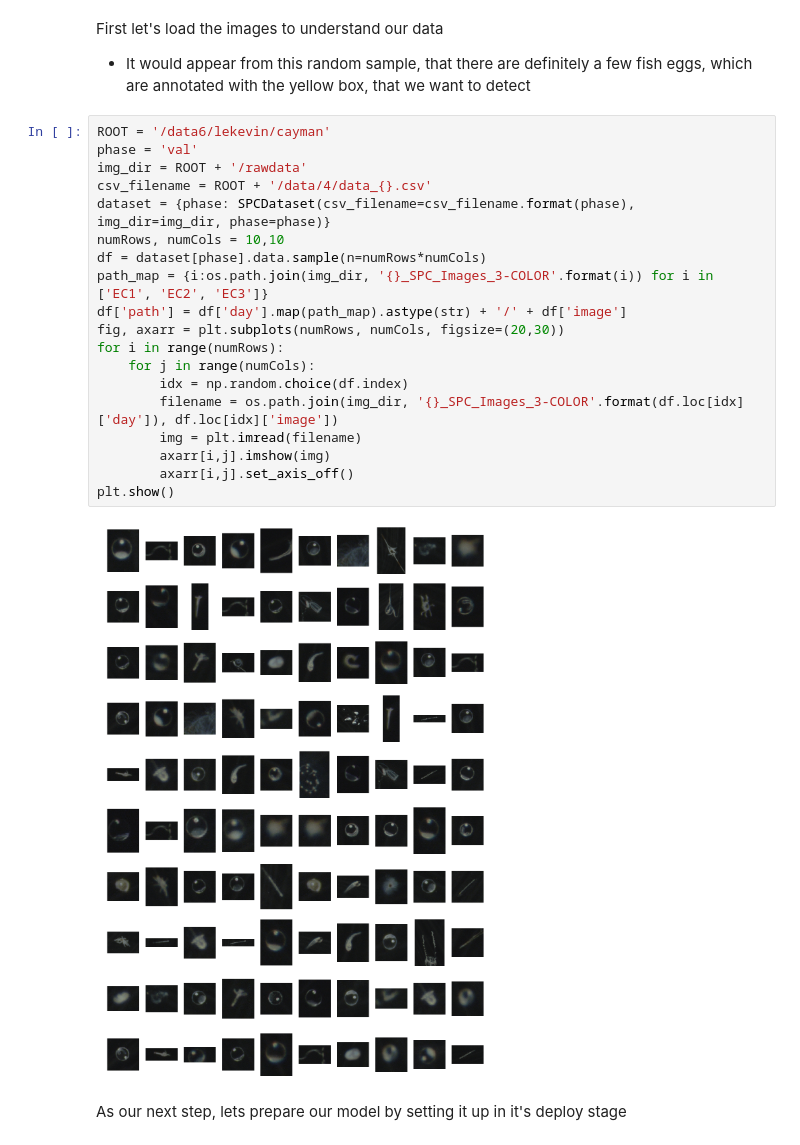
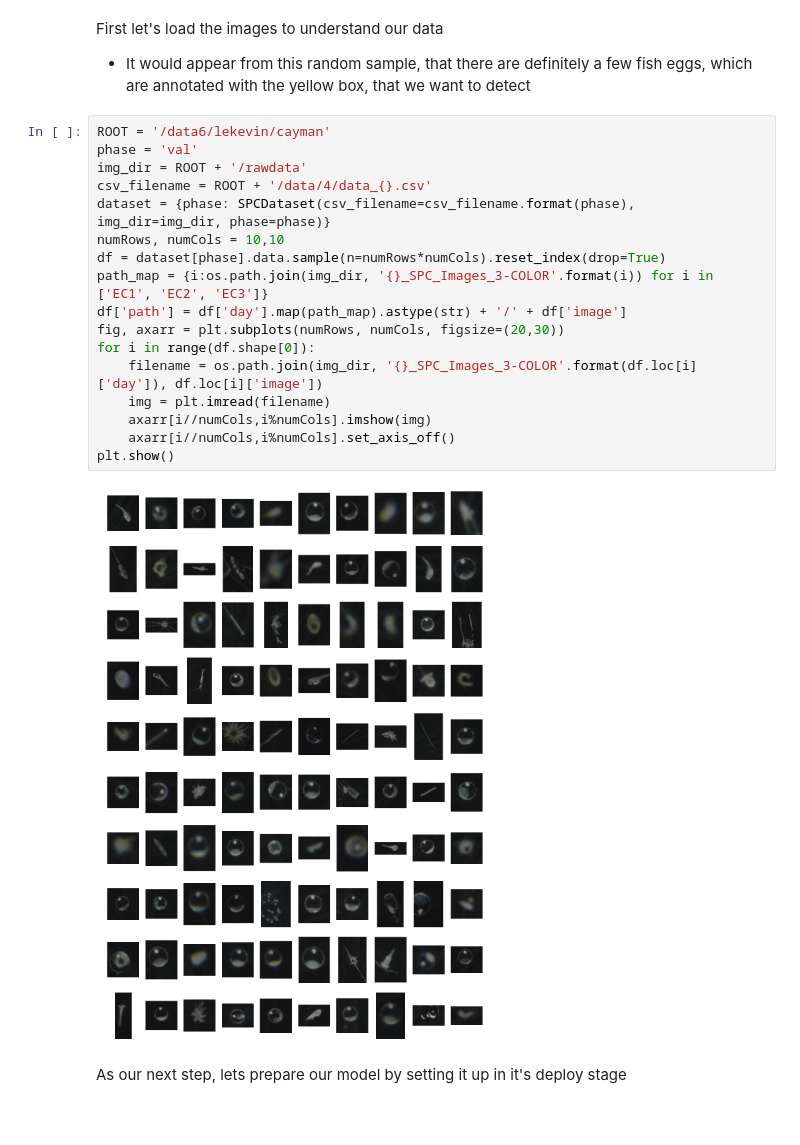
Before and after one commit to ktl014/cayman, a Jupyter notebook: examples/classify.ipynb, the cells around one changed output. Saved outputs shown, nothing was run; the diff lists cells and outputs as text; blank space fills up the shorter version.

```diff
--- a/examples/classify.ipynb
+++ b/examples/classify.ipynb
@@ -22,24 +22,22 @@ First let's load the images to understand our data
 # %%
 ROOT = '/data6/lekevin/cayman'
 phase = 'val'
 img_dir = ROOT + '/rawdata'
 csv_filename = ROOT + '/data/4/data_{}.csv'
 dataset = {phase: SPCDataset(csv_filename=csv_filename.format(phase), img_dir=img_dir, phase=phase)}
 numRows, numCols = 10,10
-df = dataset[phase].data.sample(n=numRows*numCols)
+df = dataset[phase].data.sample(n=numRows*numCols).reset_index(drop=True)
 path_map = {i:os.path.join(img_dir, '{}_SPC_Images_3-COLOR'.format(i)) for i in ['EC1', 'EC2', 'EC3']}
 df['path'] = df['day'].map(path_map).astype(str) + '/' + df['image']
 fig, axarr = plt.subplots(numRows, numCols, figsize=(20,30))
-for i in range(numRows):
-    for j in range(numCols):
-        idx = np.random.choice(df.index)
-        filename = os.path.join(img_dir, '{}_SPC_Images_3-COLOR'.format(df.loc[idx]['day']), df.loc[idx]['image'])
-        img = plt.imread(filename)
-        axarr[i,j].imshow(img)
-        axarr[i,j].set_axis_off()
+for i in range(df.shape[0]):
+    filename = os.path.join(img_dir, '{}_SPC_Images_3-COLOR'.format(df.loc[i]['day']), df.loc[i]['image'])
+    img = plt.imread(filename)
+    axarr[i//numCols,i%numCols].imshow(img)
+    axarr[i//numCols,i%numCols].set_axis_off()
 plt.show()
 # %% [output]
-[figure, old version]
+[figure, new version]
 # %% [markdown]
 As our next step, lets prepare our model by setting it up in it's deploy stage
 # %%
```
Also changed, not shown: parts of 3 cells of this notebook.
